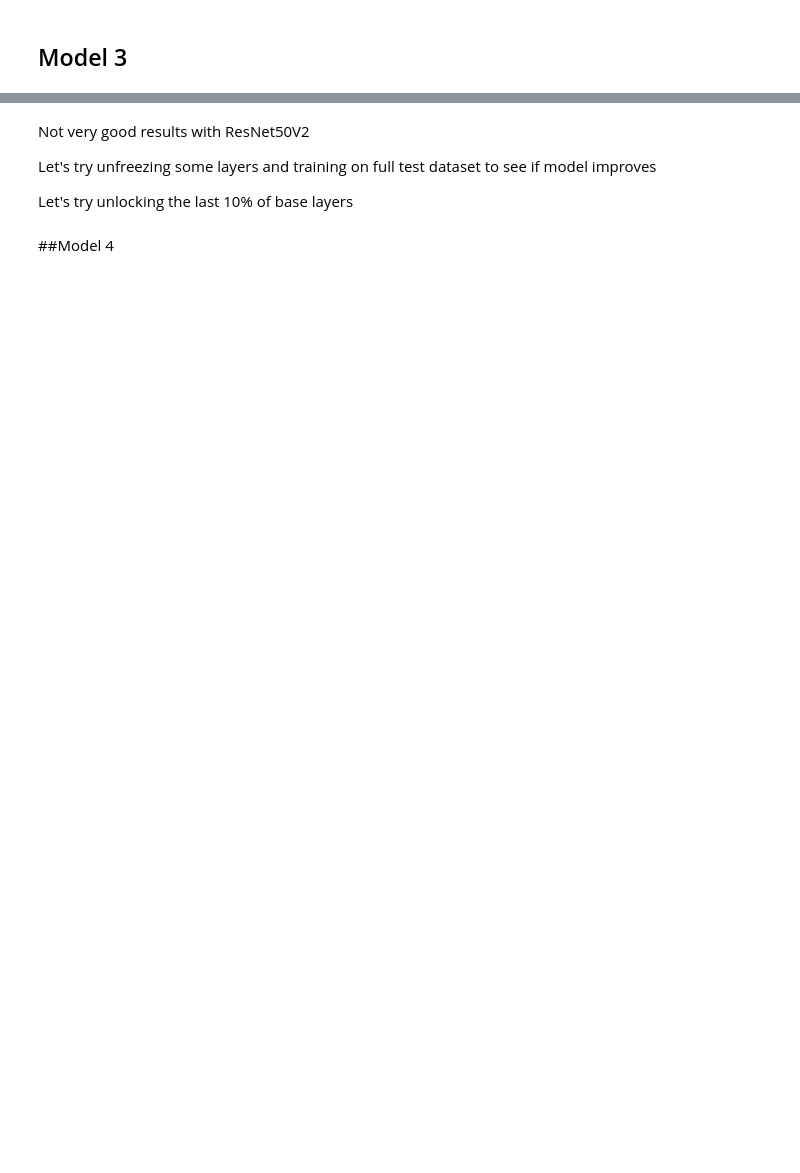
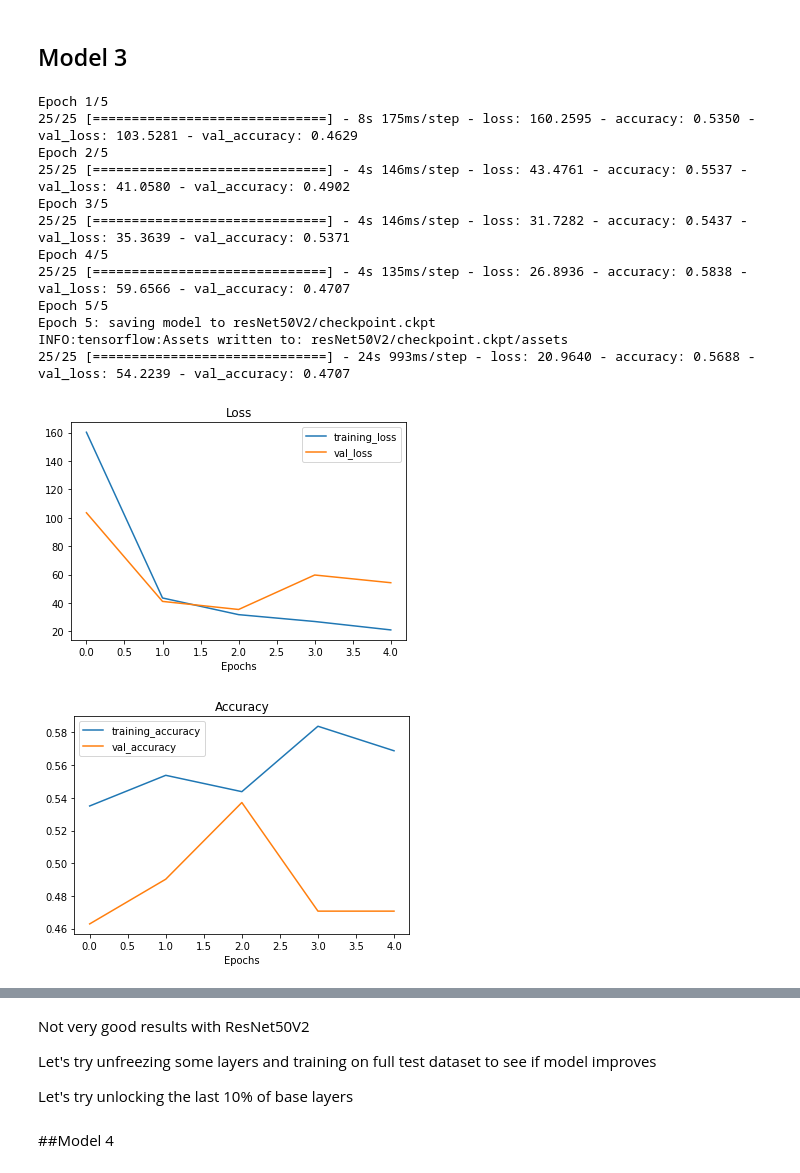
Before and after one commit to moimigueldev/tensorflow-ztm, a Jupyter notebook: cats_dogs/cats_dogs_dl.ipynb, the cells around one changed output, grey strips where cells are left out. Cells and saved outputs as stored; diff of their text form; code cells hidden in the pictures; blank space fills up the shorter version.

```diff
--- a/cats_dogs/cats_dogs_dl.ipynb
+++ b/cats_dogs/cats_dogs_dl.ipynb
@@ -210,22 +224,37 @@ x = resNet_model(x, training=False)
 
 x = layers.GlobalAveragePooling2D(name='global_average_pooling_layer')(x)
 
-outputs = layers.Dense(1, activation='sigmoid', name='output_layer')(x)
+outputs = layers.Dense(2, activation='softmax', name='output_layer')(x)
 # %% [markdown]
 ## Model 3
 # %%
 # Compile & Fit the model
 
 model_3 = tf.keras.Model(inputs, outputs)
-model_3.compile(loss='binary_crossentropy', optimizer=tf.keras.optimizers.Adam(0.01), metrics='accuracy')
+model_3.compile(loss='sparse_categorical_crossentropy', optimizer=tf.keras.optimizers.Adam(0.01), metrics='accuracy')
 history_3 = model_3.fit(
   train_data_10_percent,
   epochs = initial_epochs,
   steps_per_epoch=len(train_data_10_percent),
   validation_data=test_data,
   validation_steps=int(.25 * len(test_data)),
   callbacks=[checkpoint_callback]
 )
 plot_loss_curves(history_3)
+# %% [output]
+Epoch 1/5
+25/25 [==============================] - 8s 175ms/step - loss: 160.2595 - accuracy: 0.5350 - val_loss: 103.5281 - val_accuracy: 0.4629
+Epoch 2/5
+25/25 [==============================] - 4s 146ms/step - loss: 43.4761 - accuracy: 0.5537 - val_loss: 41.0580 - val_accuracy: 0.4902
+Epoch 3/5
+25/25 [==============================] - 4s 146ms/step - loss: 31.7282 - accuracy: 0.5437 - val_loss: 35.3639 - val_accuracy: 0.5371
+Epoch 4/5
+25/25 [==============================] - 4s 135ms/step - loss: 26.8936 - accuracy: 0.5838 - val_loss: 59.6566 - val_accuracy: 0.4707
+Epoch 5/5
+Epoch 5: saving model to resNet50V2/checkpoint.ckpt
+INFO:tensorflow:Assets written to: resNet50V2/checkpoint.ckpt/assets
+25/25 [==============================] - 24s 993ms/step - loss: 20.9640 - accuracy: 0.5688 - val_loss: 54.2239 - val_accuracy: 0.4707
+[figure, added]
+[figure, added]
 # %%
 model_3_results = model_3.evaluate(test_data)
```
Also changed, not shown: parts of 29 cells of this notebook.
